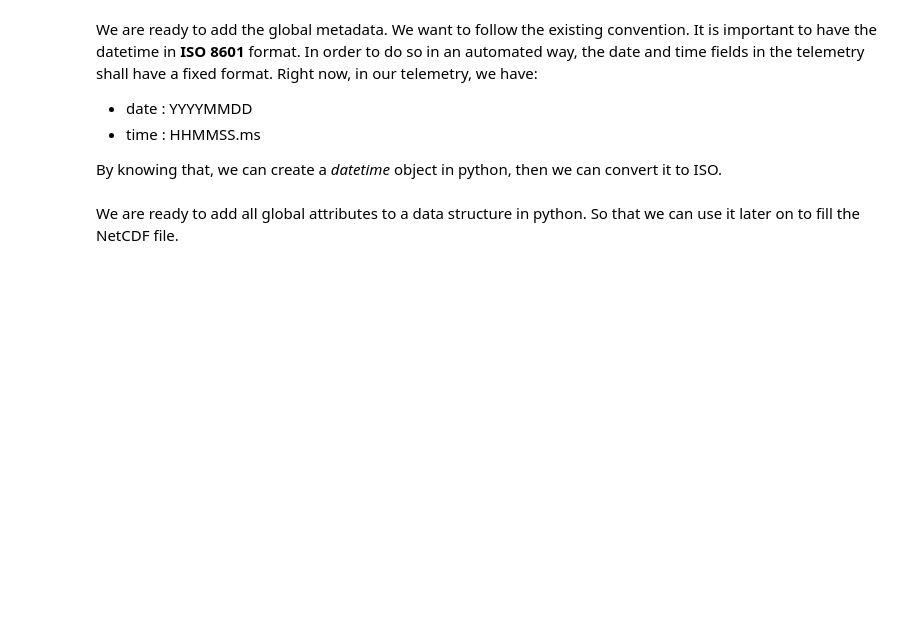
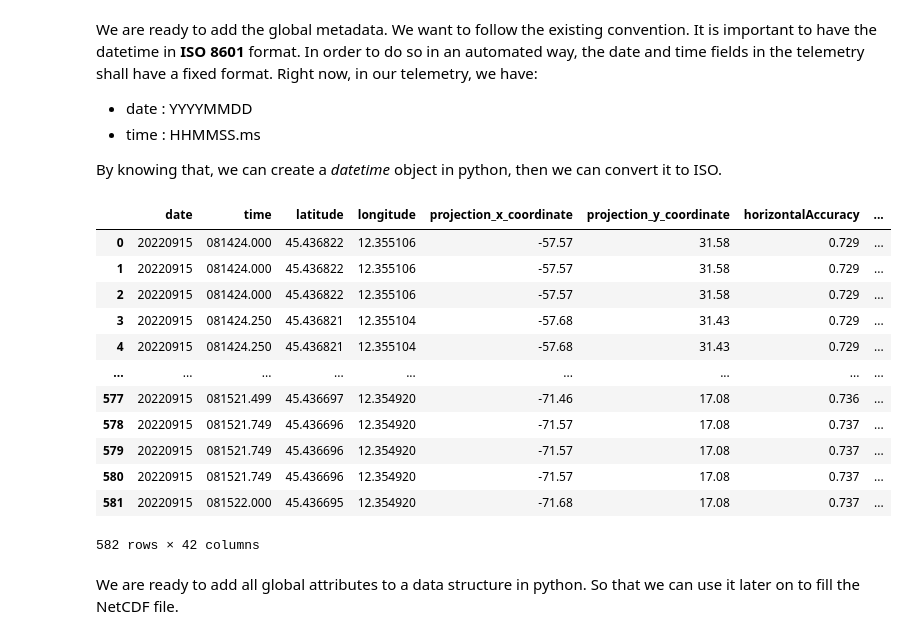
Before and after one commit to CorradoMotta/FAIR-Data-in-Marine-Robotics, a Jupyter notebook: netcdf_conventions.ipynb, the cells around one changed output. Drawn from its saved outputs; the diff is of its cells as text; code cells hidden in the pictures; blank space fills up the shorter version.

Commit message:
Small fixes to notebooks and tables

```diff
--- a/netcdf_conventions.ipynb
+++ b/netcdf_conventions.ipynb
@@ -203,6 +203,22 @@ By knowing that, we can create a _datetime_ object in python, then we can conver
 data["datetime"] = data["date"].astype(str)+ " " + data["time"].astype(str)
 # create a datetime python object
 data["datetime"] = pd.to_datetime(data['datetime'], format='%yy%m%d %H%M%S.%s', infer_datetime_format=True)
+# %%
+data
+# %% [output]
+|  | date | time | latitude | longitude | projection_x_coordinate | projection_y_coordinate | horizontalAccuracy | ... |
+| 0 | 20220915 | 081424.000 | 45.436822 | 12.355106 | -57.57 | 31.58 | 0.729 | ... |
+| 1 | 20220915 | 081424.000 | 45.436822 | 12.355106 | -57.57 | 31.58 | 0.729 | ... |
+| 2 | 20220915 | 081424.000 | 45.436822 | 12.355106 | -57.57 | 31.58 | 0.729 | ... |
+| 3 | 20220915 | 081424.250 | 45.436821 | 12.355104 | -57.68 | 31.43 | 0.729 | ... |
+| 4 | 20220915 | 081424.250 | 45.436821 | 12.355104 | -57.68 | 31.43 | 0.729 | ... |
+| ... | ... | ... | ... | ... | ... | ... | ... | ... |
+| 577 | 20220915 | 081521.499 | 45.436697 | 12.354920 | -71.46 | 17.08 | 0.736 | ... |
+| 578 | 20220915 | 081521.749 | 45.436696 | 12.354920 | -71.57 | 17.08 | 0.737 | ... |
+| 579 | 20220915 | 081521.749 | 45.436696 | 12.354920 | -71.57 | 17.08 | 0.737 | ... |
+| 580 | 20220915 | 081521.749 | 45.436696 | 12.354920 | -71.57 | 17.08 | 0.737 | ... |
+| 581 | 20220915 | 081522.000 | 45.436695 | 12.354920 | -71.68 | 17.08 | 0.737 | ... |
+582 rows × 42 columns
 # %% [markdown]
 We are ready to add all global attributes to a data structure in python. So that we can use it later on to fill the NetCDF file.
 # %%
```
Also changed, not shown: parts of 7 cells of this notebook, 4 other files.
